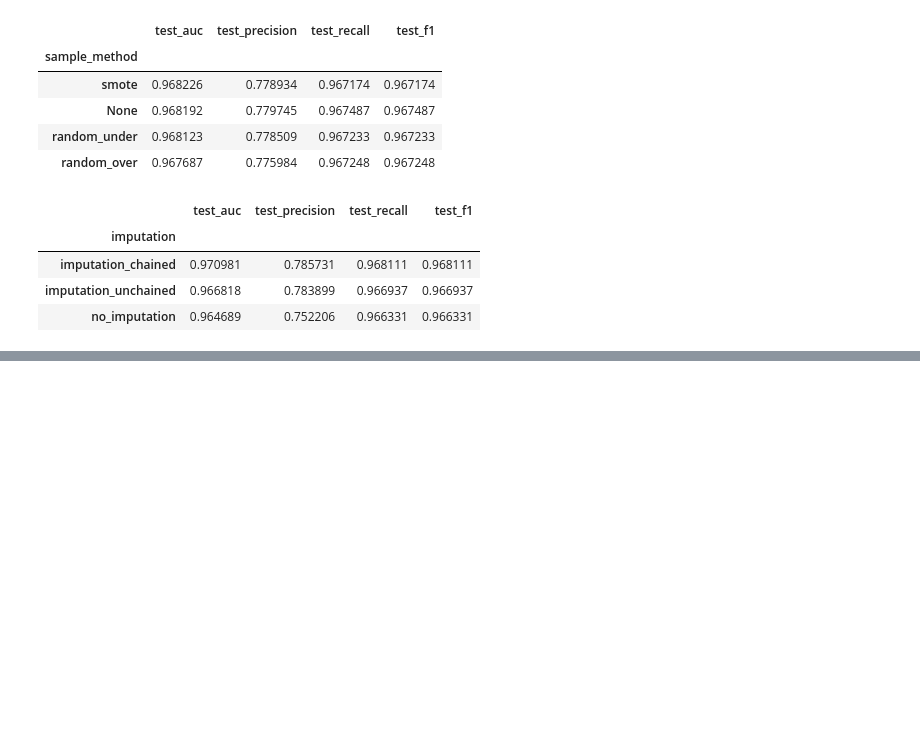
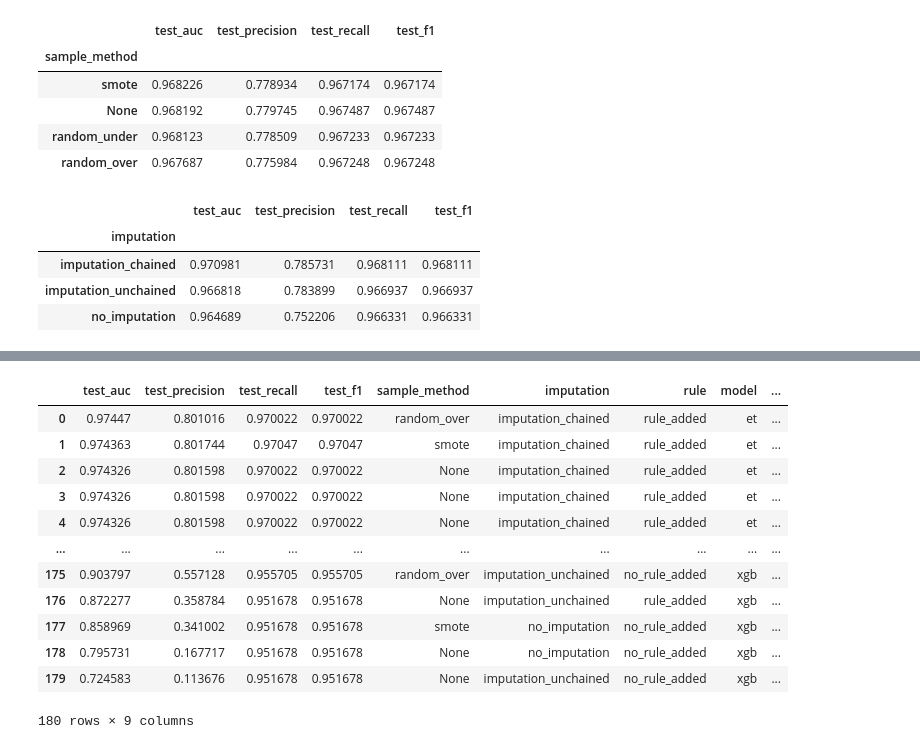
Before and after one commit to glistering96/BigDataAnalysis-HYU-IE, a Jupyter notebook: notebook/result_analysis.ipynb, the cells around one changed output, grey strips where cells are left out. Saved outputs shown, nothing was run; the diff lists cells and outputs as text; code cells hidden in the pictures; blank space fills up the shorter version.

```diff
--- a/notebook/result_analysis.ipynb
+++ b/notebook/result_analysis.ipynb
@@ -164,0 +187,16 @@ final_result_df.groupby('rule').mean().sort_values('test_auc', ascending=False)
+# %%
+target_metric = 'AUC'
+result_all = {}
+
+# concat all the result
+for dir in result_lst:
+    result_dir = f'{base_result_dir}/{dir}'
+    result_df = get_result_df(result_dir, target_metric)
+
+    key_str = ["-".join(dir.split('/')) + "-" + result_df.index[i] for i in range(len(result_df))]
+    # print(key_str)
+    for i in range(len(key_str)):
+        result_all[key_str[i]] = result_df.iloc[i, :].to_dict()
+
+whole_df = pd.DataFrame.from_dict(result_all).T.sort_values('test_auc', ascending=False).reset_index()
+whole_df
@@ -164,0 +217,17 @@ final_result_df.groupby('rule').mean().sort_values('test_auc', ascending=False)
+# %%
+whole_result_processed = post_process_df(whole_df)
+whole_result_processed
+# %% [output]
+|  | test_auc | test_precision | test_recall | test_f1 | sample_method | imputation | rule | model | ... |
+| 0 | 0.97447 | 0.801016 | 0.970022 | 0.970022 | random_over | imputation_chained | rule_added | et | ... |
+| 1 | 0.974363 | 0.801744 | 0.97047 | 0.97047 | smote | imputation_chained | rule_added | et | ... |
+| 2 | 0.974326 | 0.801598 | 0.970022 | 0.970022 | None | imputation_chained | rule_added | et | ... |
+| 3 | 0.974326 | 0.801598 | 0.970022 | 0.970022 | None | imputation_chained | rule_added | et | ... |
+| 4 | 0.974326 | 0.801598 | 0.970022 | 0.970022 | None | imputation_chained | rule_added | et | ... |
+| ... | ... | ... | ... | ... | ... | ... | ... | ... | ... |
+| 175 | 0.903797 | 0.557128 | 0.955705 | 0.955705 | random_over | imputation_unchained | no_rule_added | xgb | ... |
+| 176 | 0.872277 | 0.358784 | 0.951678 | 0.951678 | None | imputation_unchained | rule_added | xgb | ... |
+| 177 | 0.858969 | 0.341002 | 0.951678 | 0.951678 | smote | no_imputation | no_rule_added | xgb | ... |
+| 178 | 0.795731 | 0.167717 | 0.951678 | 0.951678 | None | no_imputation | no_rule_added | xgb | ... |
+| 179 | 0.724583 | 0.113676 | 0.951678 | 0.951678 | None | imputation_unchained | no_rule_added | xgb | ... |
+180 rows × 9 columns
```
Also changed, not shown: parts of 11 cells of this notebook.
